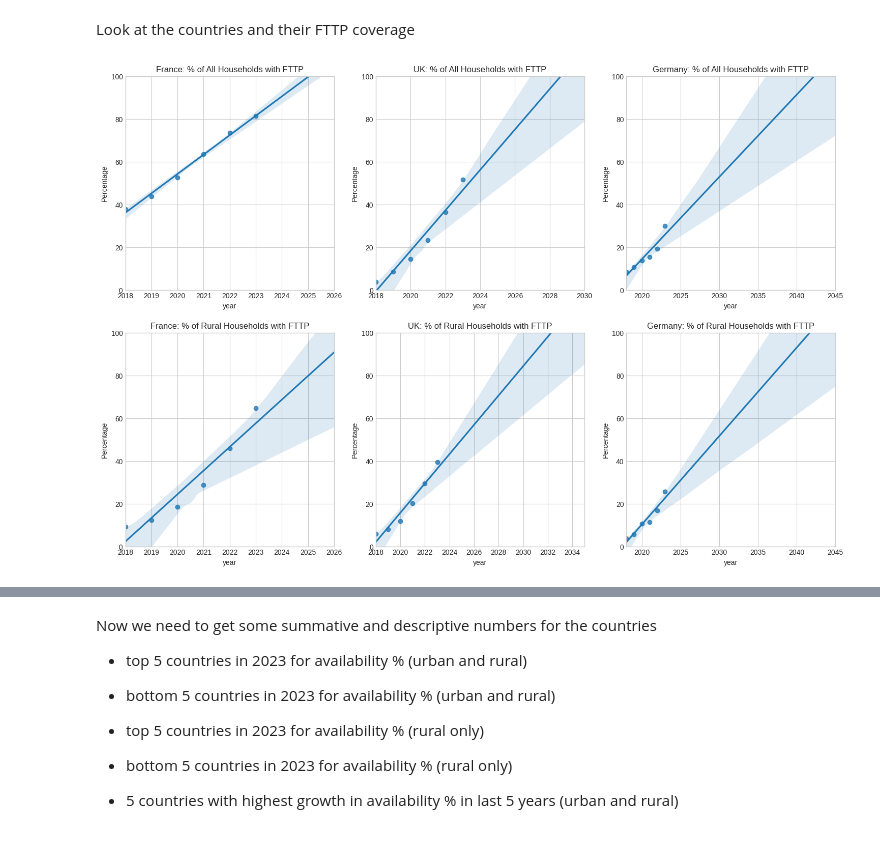
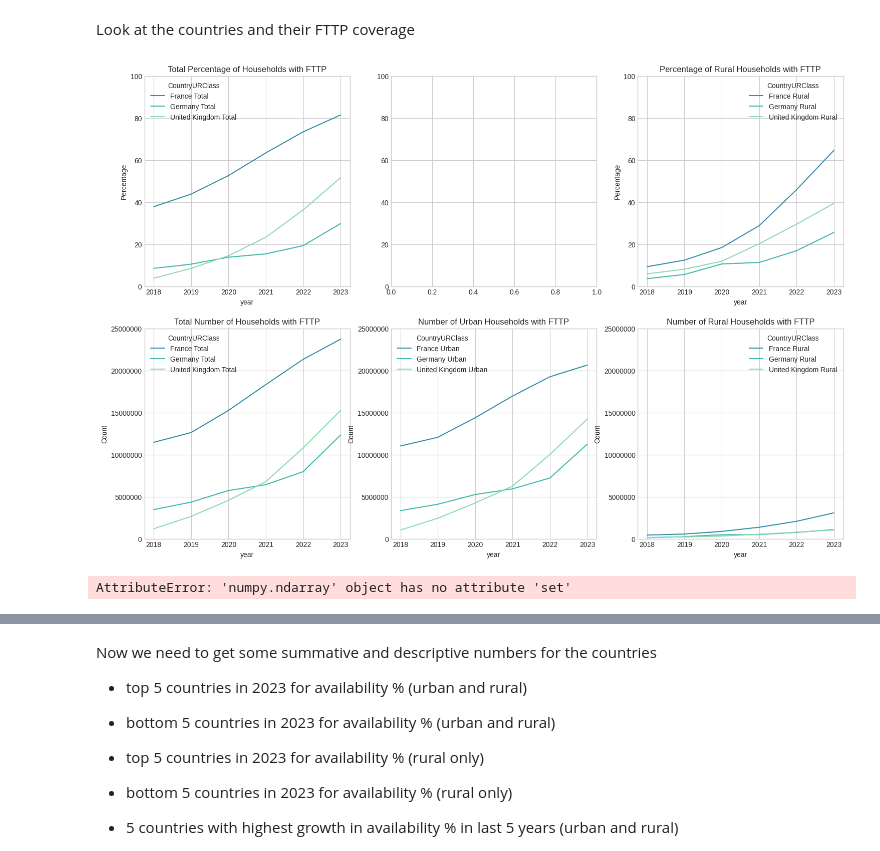
Before and after one commit to yuliiabosher/Fiber-optic-project, a Jupyter notebook: european_fibre_optic_data_clean_and_load.ipynb, the cells around one changed output, grey strips where cells are left out. Cells and saved outputs as stored; diff of their text form; code cells hidden in the pictures.

```diff
--- a/european_fibre_optic_data_clean_and_load.ipynb
+++ b/european_fibre_optic_data_clean_and_load.ipynb
@@ -341,71 +341,77 @@ convert_columns_to_numeric(dfUKFranceGermanyUrbanPlotHouseholds, False)
 convert_columns_to_numeric(dfUKFranceGermanyRuralPlotHouseholds, False)
 
 colors=sns.color_palette('mako')[3:6]
-if False:
+if True:
   fig, axes = plt.subplots(2,3, figsize=(18,12))
   axes[0,0].set(ylim=(0, 100))
   axes[0,0].set_title('Total Percentage of Households with FTTP')
   #axes[0,1].set_title('Percentage of Rural Households with FTTP')
   axes[0,1].set(ylim=(0, 100))
   axes[0,2].set(ylim=(0, 100))
   axes[0,2].set_title('Percentage of Rural Households with FTTP')
   axes[1,0].set_title('Total Number of Households with FTTP')
   axes[1,1].set_title('Number of Urban Households with FTTP')
   axes[1,2].set_title('Number of Rural Households with FTTP')
   axes[1,0].get_yaxis().get_major_formatter().set_scientific(False)
   axes[1,1].get_yaxis().get_major_formatter().set_scientific(False)
   axes[1,2].get_yaxis().get_major_formatter().set_scientific(False)
   axes[1,0].set(ylim=(0, 25000000))
   axes[1,1].set(ylim=(0, 25000000))
   axes[1,2].set(ylim=(0, 25000000))
 
   sns.lineplot(x='year', y='Percentage', hue='CountryURClass', palette=colors, data=dfUKFranceGermanyTotalPlotPercentage,ax=axes[0,0])
   sns.lineplot(x='year', y='Percentage', hue='CountryURClass', palette=colors, data=dfUKFranceGermanyRuralPlotPercentage, ax=axes[0,2])
   sns.lineplot(x='year', y='Count', hue='CountryURClass', palette=colors, data=dfUKFranceGermanyTotalPlotHouseholds, ax=axes[1,0])
   sns.lineplot(x='year', y='Count', hue='CountryURClass', palette=colors, data=dfUKFranceGermanyUrbanPlotHouseholds, ax=axes[1,1])
   sns.lineplot(x='year', y='Count', hue='CountryURClass', palette=colors, data=dfUKFranceGermanyRuralPlotHouseholds, ax=axes[1,2])
   cursor(hover=True)
-#plt.show()
 
-dfFranceTotalPlotPercentage=dfUKFranceGermanyTotalPlotPercentage[(dfUKFranceGermanyTotalPlotPercentage['Country'] == 'France') ]
-dfGermanyTotalPlotPercentage=dfUKFranceGermanyTotalPlotPercentage[(dfUKFranceGermanyTotalPlotPercentage['Country'] == 'Germany') ]
-dfUKTotalPlotPercentage=dfUKFranceGermanyTotalPlotPercentage[(dfUKFranceGermanyTotalPlotPercentage['Country'] == 'United Kingdom') ]
-dfFranceRuralPlotPercentage=dfUKFranceGermanyRuralPlotPercentage[(dfUKFranceGermanyRuralPlotPercentage['Country'] == 'France') ]
-dfGermanyRuralPlotPercentage=dfUKFranceGermanyRuralPlotPercentage[(dfUKFranceGermanyRuralPlotPercentage['Country'] == 'Germany') ]
-dfUKRuralPlotPercentage=dfUKFranceGermanyRuralPlotPercentage[(dfUKFranceGermanyRuralPlotPercentage['Country'] == 'United Kingdom') ]
+  plt.show()
+  lm = sns.lmplot(x='year', y='Percentage', hue='CountryURClass', palette=colors, data=dfUKFranceGermanyTotalPlotPercentage)
+  plt.show()
 
-fig, axes = plt.subplots(2,3, figsize=(18,12))
-xlim = [2018,2035]
-axes[0,0].set(ylim=(0, 100))
-axes[0,1].set(ylim=(0, 100))
-axes[0,2].set(ylim=(0, 100))
-axes[0,0].set(xlim=(2018, 2026))
-axes[0,1].set(xlim=(2018, 2030))
-axes[0,2].set(xlim=(2018, 2045))
-axes[0,0].set_title('France: % of All Households with FTTP')
-axes[0,1].set_title('UK: % of All Households with FTTP')
-axes[0,2].set_title('Germany: % of All Households with FTTP')
-axes[1,0].set(ylim=(0, 100))
-axes[1,1].set(ylim=(0, 100))
-axes[1,2].set(ylim=(0, 100))
-axes[1,0].set(xlim=(2018, 2026))
-axes[1,1].set(xlim=(2018, 2035))
-axes[1,2].set(xlim=(2018, 2045))
-axes[1,0].set_title('France: % of Rural Households with FTTP')
-axes[1,1].set_title('UK: % of Rural Households with FTTP')
-axes[1,2].set_title('Germany: % of Rural Households with FTTP')
-sns.regplot(x='year', y='Percentage', data=dfFranceTotalPlotPercentage, truncate=False, ax=axes[0,0])
-sns.regplot(x='year', y='Percentage', data=dfUKTotalPlotPercentage, truncate=False, ax=axes[0,1])
-sns.regplot(x='year', y='Percentage', data=dfGermanyTotalPlotPercentage, truncate=False, ax=axes[0,2])
-sns.regplot(x='year', y='Percentage', data=dfFranceRuralPlotPercentage, truncate=False, ax=axes[1,0])
-sns.regplot(x='year', y='Percentage', data=dfUKRuralPlotPercentage, truncate=False, ax=axes[1,1])
-sns.regplot(x='year', y='Percentage', data=dfGermanyRuralPlotPercentage, truncate=False, ax=axes[1,2])
+
+if False:
+  dfFranceTotalPlotPercentage=dfUKFranceGermanyTotalPlotPercentage[(dfUKFranceGermanyTotalPlotPercentage['Country'] == 'France') ]
+  dfGermanyTotalPlotPercentage=dfUKFranceGermanyTotalPlotPercentage[(dfUKFranceGermanyTotalPlotPercentage['Country'] == 'Germany') ]
+  dfUKTotalPlotPercentage=dfUKFranceGermanyTotalPlotPercentage[(dfUKFranceGermanyTotalPlotPercentage['Country'] == 'United Kingdom') ]
+  dfFranceRuralPlotPercentage=dfUKFranceGermanyRuralPlotPercentage[(dfUKFranceGermanyRuralPlotPercentage['Country'] == 'France') ]
+  dfGermanyRuralPlotPercentage=dfUKFranceGermanyRuralPlotPercentage[(dfUKFranceGermanyRuralPlotPercentage['Country'] == 'Germany') ]
+  dfUKRuralPlotPercentage=dfUKFranceGermanyRuralPlotPercentage[(dfUKFranceGermanyRuralPlotPercentage['Country'] == 'United Kingdom') ]
+
+  fig, axes = plt.subplots(2,3, figsize=(18,12))
+  xlim = [2018,2035]
+  axes[0,0].set(ylim=(0, 100))
+  axes[0,1].set(ylim=(0, 100))
+  axes[0,2].set(ylim=(0, 100))
+  axes[0,0].set(xlim=(2018, 2026))
+  axes[0,1].set(xlim=(2018, 2030))
+  axes[0,2].set(xlim=(2018, 2045))
+  axes[0,0].set_title('France: % of All Households with FTTP')
+  axes[0,1].set_title('UK: % of All Households with FTTP')
+  axes[0,2].set_title('Germany: % of All Households with FTTP')
+  axes[1,0].set(ylim=(0, 100))
+  axes[1,1].set(ylim=(0, 100))
+  axes[1,2].set(ylim=(0, 100))
+  axes[1,0].set(xlim=(2018, 2026))
+  axes[1,1].set(xlim=(2018, 2035))
+  axes[1,2].set(xlim=(2018, 2045))
+  axes[1,0].set_title('France: % of Rural Households with FTTP')
+  axes[1,1].set_title('UK: % of Rural Households with FTTP')
+  axes[1,2].set_title('Germany: % of Rural Households with FTTP')
+  sns.regplot(x='year', y='Percentage', data=dfFranceTotalPlotPercentage, truncate=False, ax=axes[0,0])
+  sns.regplot(x='year', y='Percentage', data=dfUKTotalPlotPercentage, truncate=False, ax=axes[0,1])
+  sns.regplot(x='year', y='Percentage', data=dfGermanyTotalPlotPercentage, truncate=False, ax=axes[0,2])
+  sns.regplot(x='year', y='Percentage', data=dfFranceRuralPlotPercentage, truncate=False, ax=axes[1,0])
+  sns.regplot(x='year', y='Percentage', data=dfUKRuralPlotPercentage, truncate=False, ax=axes[1,1])
+  sns.regplot(x='year', y='Percentage', data=dfGermanyRuralPlotPercentage, truncate=False, ax=axes[1,2])
 
 #m = sns.lmplot(x='year', y='Percentage', hue='CountryURClass', palette=colors, data=dfUKFranceGermanyTotalPlotPercentage)
 
 
 #plt.set_title('Total Percentage of Households with FTTP')
-plt.ylim([0,100])
-plt.show()
+  plt.ylim([0,100])
+  plt.show()
 # %% [output]
-[figure, old version]
+[figure, new version]
+AttributeError: 'numpy.ndarray' object has no attribute 'set'
```
Also changed, not shown: parts of 1 cell of this notebook.
